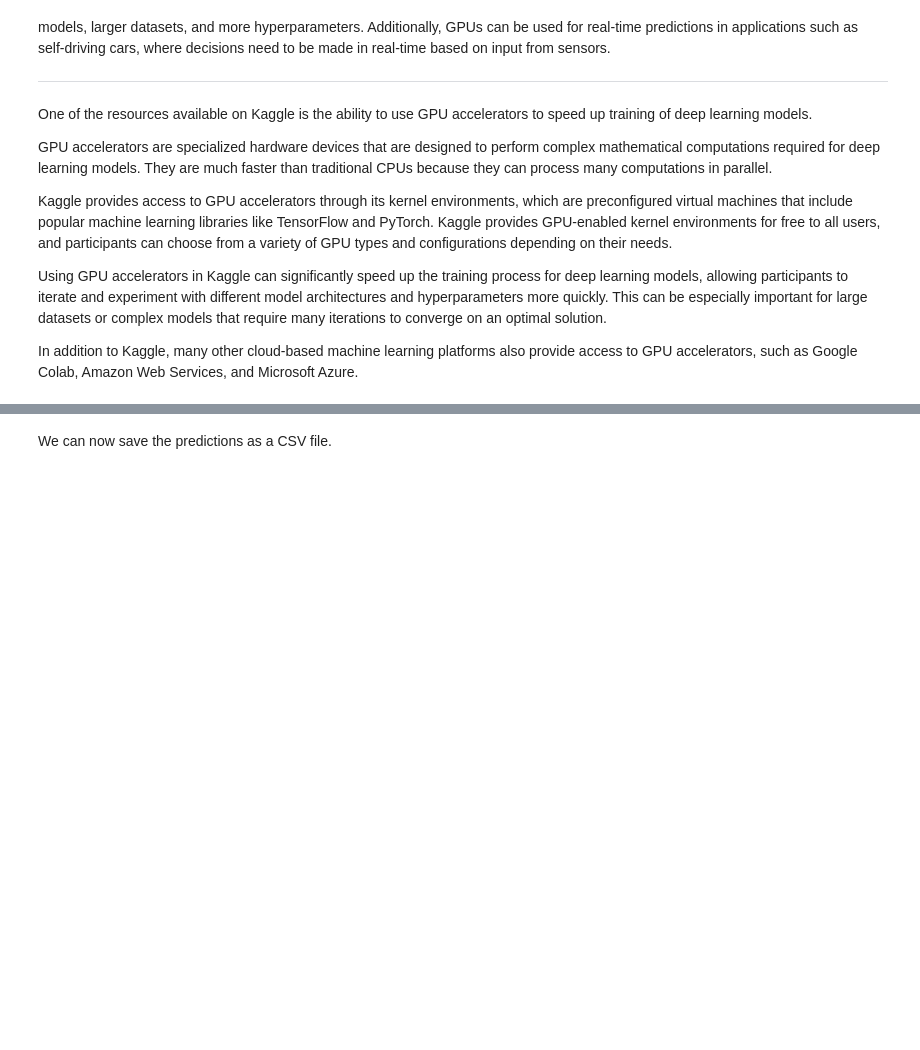
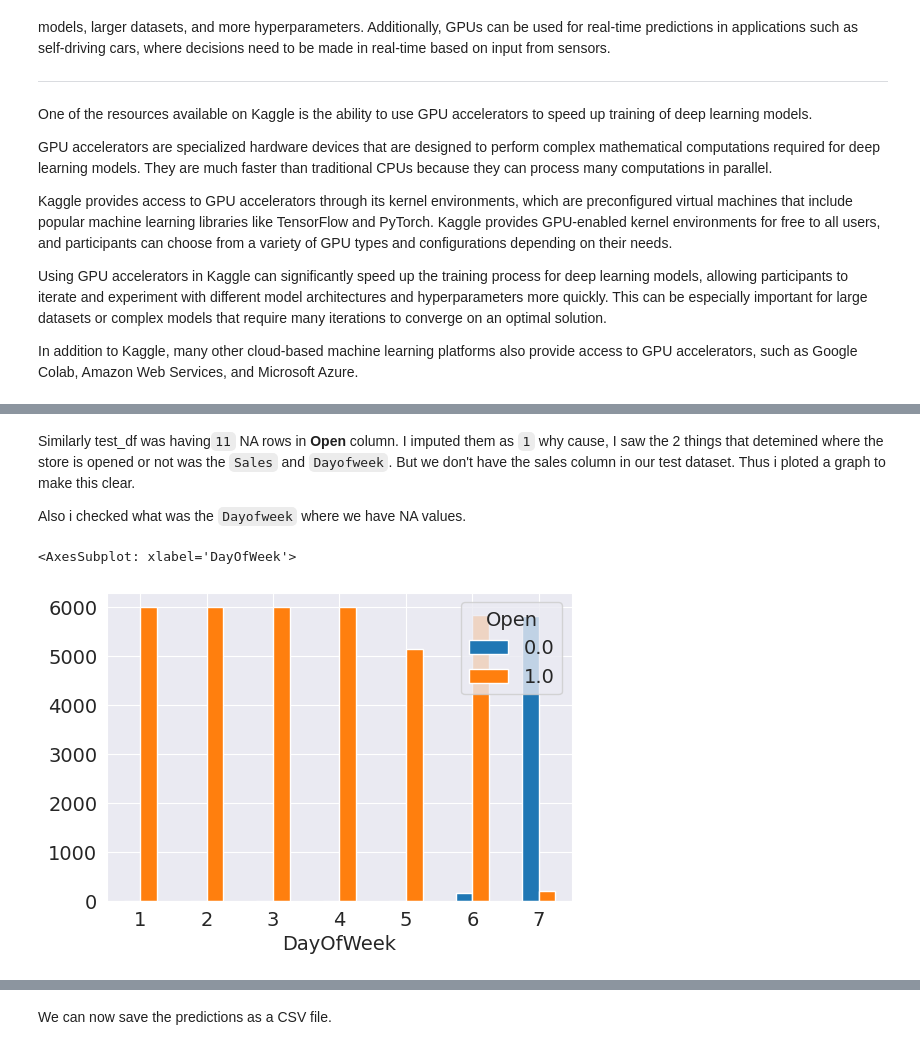
Before and after one commit to sridharstreaks/My-Kaggle-Projects, a Jupyter notebook: gbms-with-xgboost-intution-model-building.ipynb, the cells around one changed output, grey strips where cells are left out. Cells and saved outputs as stored; diff of their text form; code cells hidden in the pictures; blank space fills up the shorter version.

```diff
--- a/gbms-with-xgboost-intution-model-building.ipynb
+++ b/gbms-with-xgboost-intution-model-building.ipynb
@@ -1398,0 +1728,11 @@ Now that the model is trained, we can make predictions on the test set.
+# %% [markdown]
+Similarly test_df was having`11` NA rows in **Open** column. I imputed them as `1` why cause, I saw the 2 things that detemined where the store is opened or not was the `Sales` and `Dayofweek`. But we don't have the sales column in our test dataset. Thus i ploted a graph to make this clear.
+
+Also i checked what was the `Dayofweek` where we have NA values.
+# %%
+import matplotlib.pyplot as plt
+CrosstabResult=pd.crosstab(index=test_df['DayOfWeek'],columns=test_df['Open'])
+CrosstabResult.plot.bar(figsize=(6,4),rot=0)
+# %% [output]
+<AxesSubplot: xlabel='DayOfWeek'>
+[figure, added]
```
Also changed, not shown: parts of 160 cells of this notebook.
